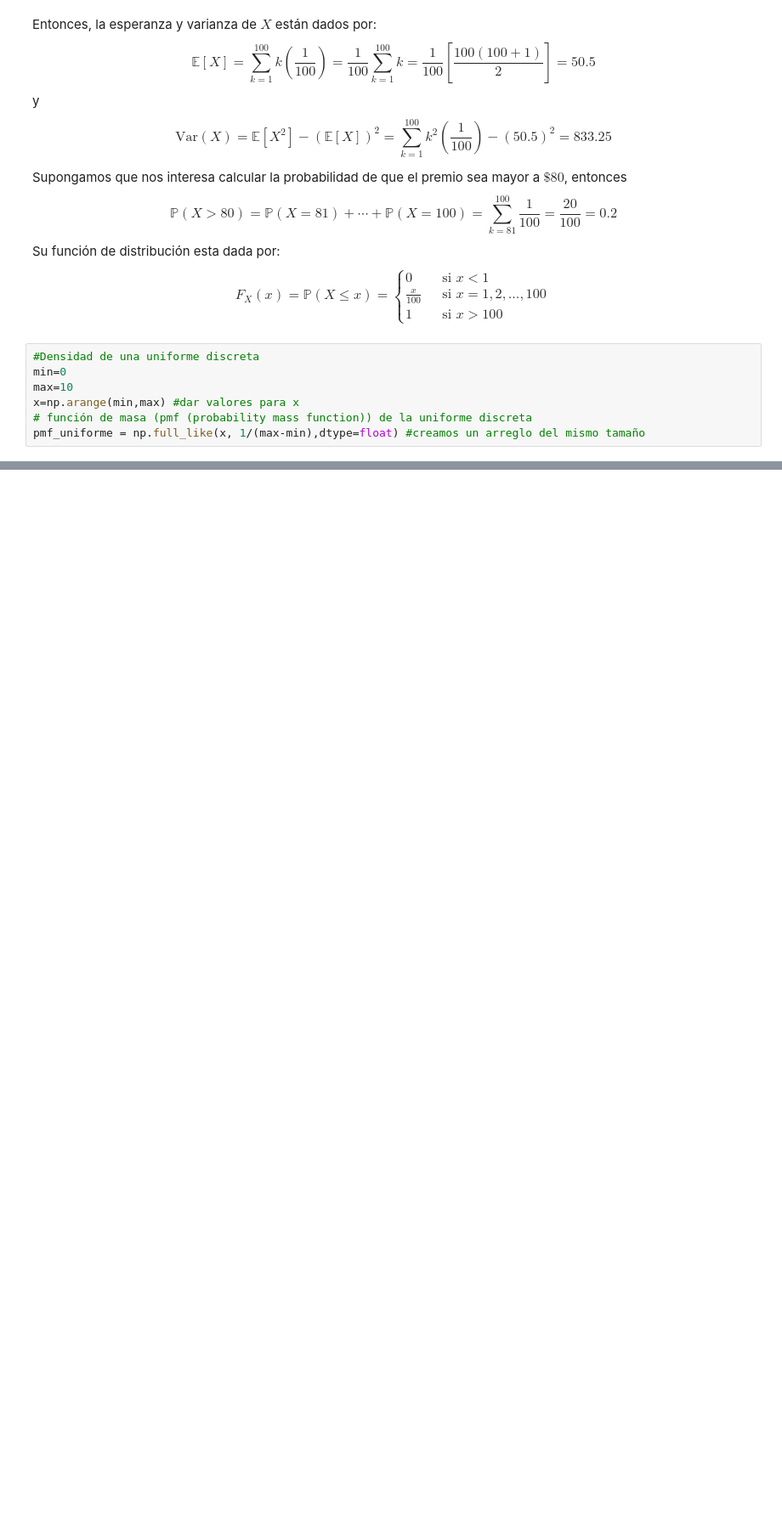
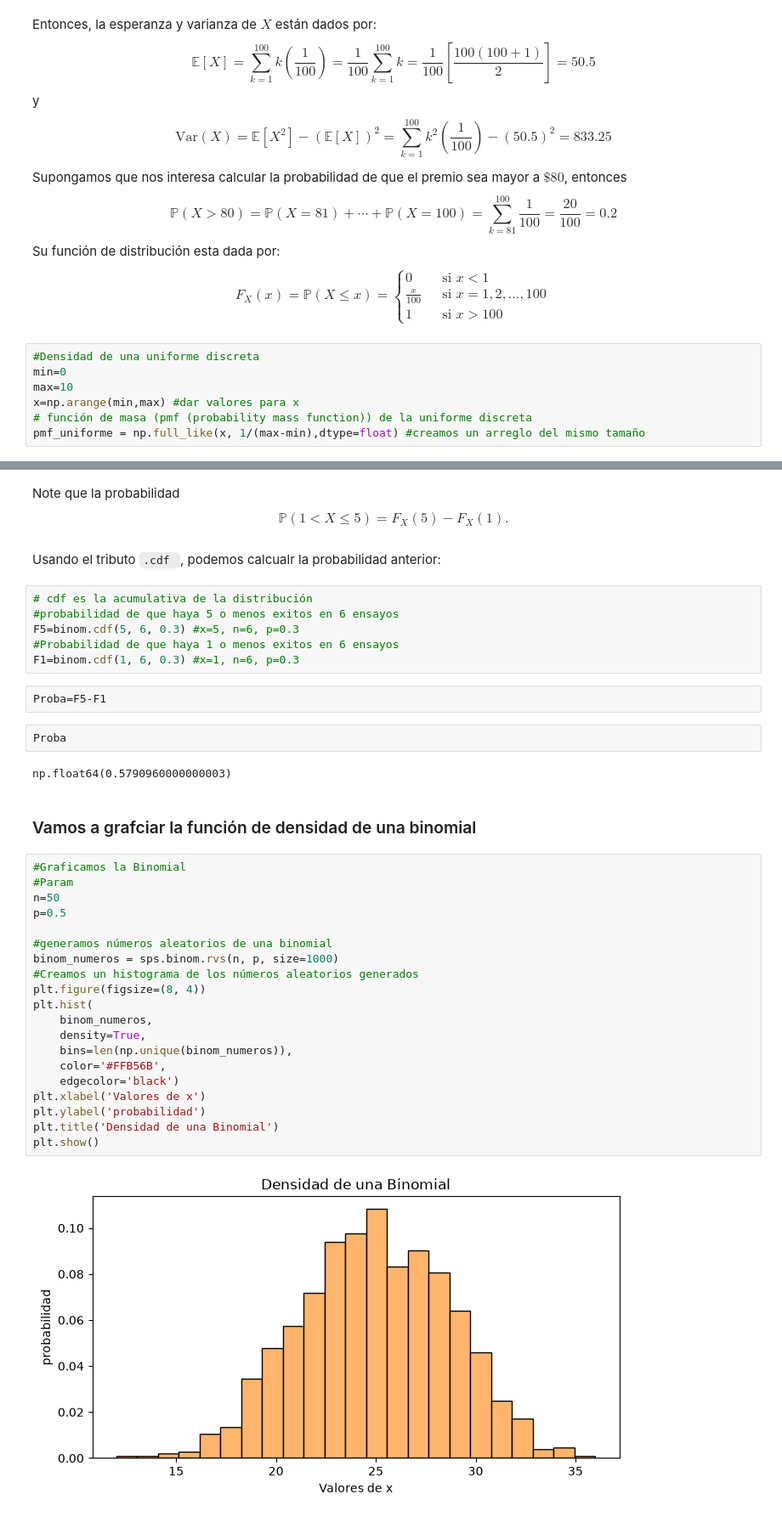
Before and after one commit to dianacondemp-1301/Modulo_ll_Mod_estadisticos, a Jupyter notebook: Variables_aleatorias.ipynb, the cells around one changed output, grey strips where cells are left out. Shown at 85% size. Drawn from its saved outputs; the diff is of its cells as text; blank space fills up the shorter version.

```diff
--- a/Variables_aleatorias.ipynb
+++ b/Variables_aleatorias.ipynb
@@ -344,0 +466,40 @@ plt.show()
+# %% [markdown]
+Note que la probabilidad $$\mathbb{P}(1<X\leq 5)=F_{X}(5)-F_{X}(1).$$
+# %% [markdown]
+Usando el tributo `.cdf `, podemos calcualr la probabilidad anterior:
+# %%
+# cdf es la acumulativa de la distribución
+#probabilidad de que haya 5 o menos exitos en 6 ensayos
+F5=binom.cdf(5, 6, 0.3) #x=5, n=6, p=0.3
+#Probabilidad de que haya 1 o menos exitos en 6 ensayos
+F1=binom.cdf(1, 6, 0.3) #x=1, n=6, p=0.3
+# %%
+Proba=F5-F1
+# %%
+Proba
+# %% [output]
+np.float64(0.5790960000000003)
+# %% [markdown]
+### Vamos a grafciar la función de densidad de una binomial
+# %%
+#Graficamos la Binomial
+#Param
+n=50
+p=0.5
+
+#generamos números aleatorios de una binomial
+binom_numeros = sps.binom.rvs(n, p, size=1000)
+#Creamos un histograma de los números aleatorios generados
+plt.figure(figsize=(8, 4))
+plt.hist(
+    binom_numeros,
+    density=True,
+    bins=len(np.unique(binom_numeros)),
+    color='#FFB56B',
+    edgecolor='black')
+plt.xlabel('Valores de x')
+plt.ylabel('probabilidad')
+plt.title('Densidad de una Binomial')
+plt.show()
+# %% [output]
+[figure, added]
```
Also changed, not shown: parts of 7 cells of this notebook.
